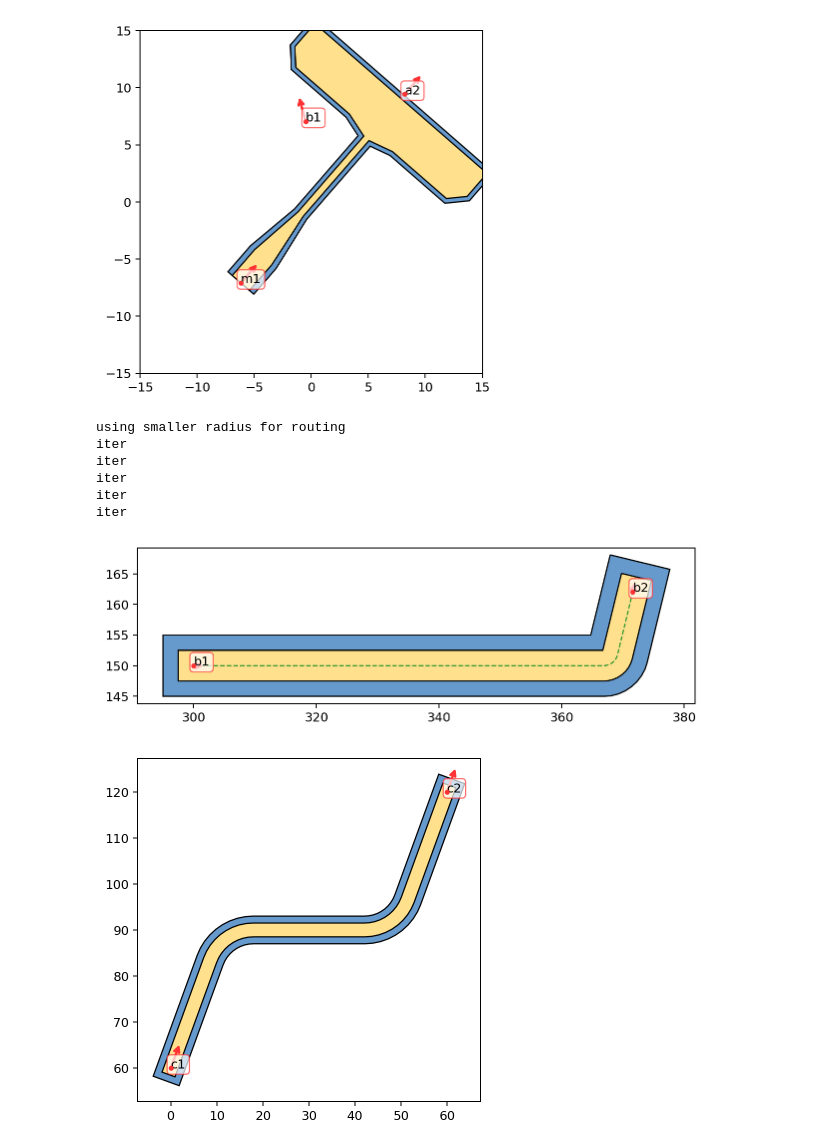
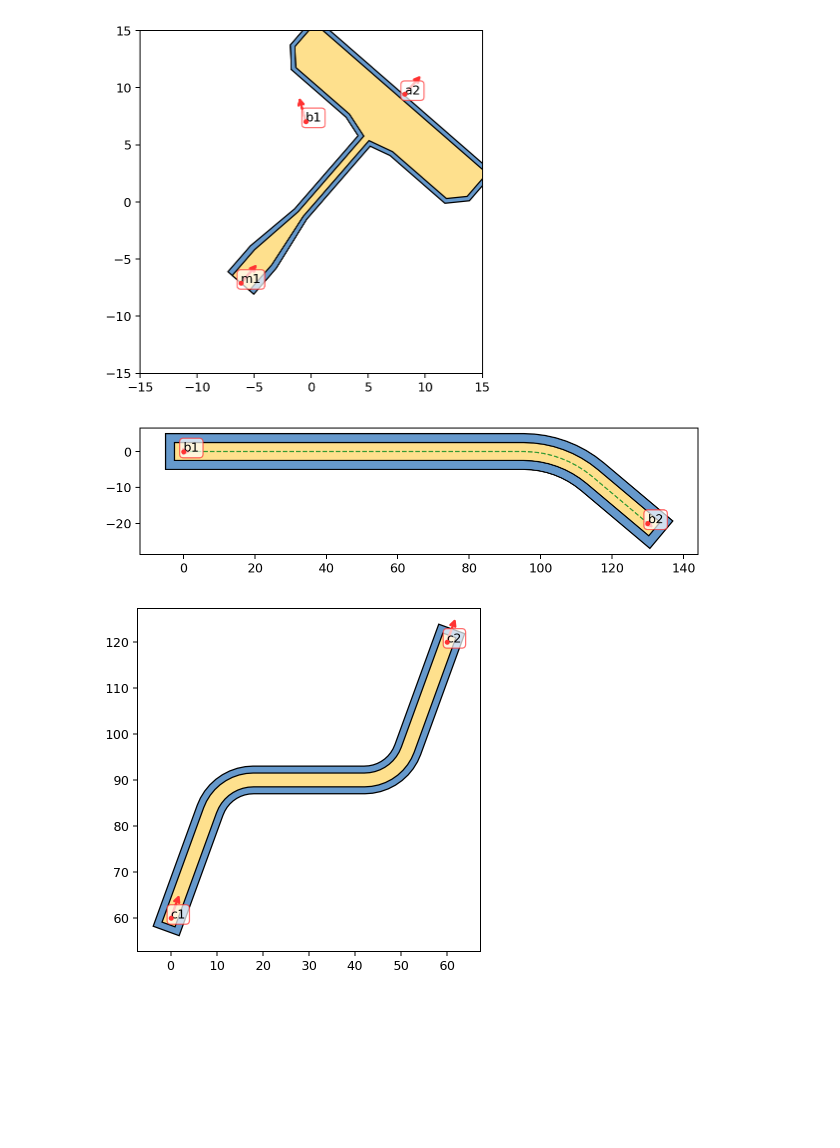
Before and after one commit to eeroqlab/zeroheliumkit, a Jupyter notebook: dev/anchors_test.ipynb, the cells around one changed output. Cells and saved outputs as stored; diff of their text form; code cells hidden in the pictures; blank space fills up the shorter version.

Commit message:
testing routing

```diff
--- a/dev/anchors_test.ipynb
+++ b/dev/anchors_test.ipynb
@@ -130,34 +131,28 @@ plt.show()
 # %%
 layer_info = {"metal": 5,
               "etch": 10}
 
 p1 = Anchor((0, 0), 90)
 p2 = Anchor((30, 30), 0)
 
 p3 = Anchor((0, 0), 0)
-p4 = Anchor((130, -20), 80)
+p4 = Anchor((130, -20), -40)
 
 p5 = Anchor((300.0, 150.0), 0)
 p6 = Anchor((371.6186, 161.059 + 1), 1.909152433002987 * 40)
 
-route = ElbowLine(p5, p6, radius=30, num_segments=9, layers=layer_info, alabel=("b1", "b2"))
+route = ElbowLine(p3, p4, radius=30, num_segments=9, layers=layer_info, alabel=("b1", "b2"))
 #route.rotate(-53)
 #route.get_anchor("b2").properties
 
 fig = plt.figure(1, figsize=SIZE, dpi=90)
 ax = fig.add_subplot(111)
 #set_limits(ax=ax, coor=[0,0], dxdy=[150,80])
 route.plot(ax=ax, layer=["etch", "metal", "anchorsmod", "skeletone"], color=colorlist)
 plt.gca().set_aspect('equal')
 plt.show()
 # %% [output]
-using smaller radius for routing
-iter
-iter
-iter
-iter
-iter
-[figure, old version]
+[figure, new version]
 # %%
 layer_info = {"top": 3,
               "gnd": 6}
```
Also changed, not shown: parts of 14 cells of this notebook.
